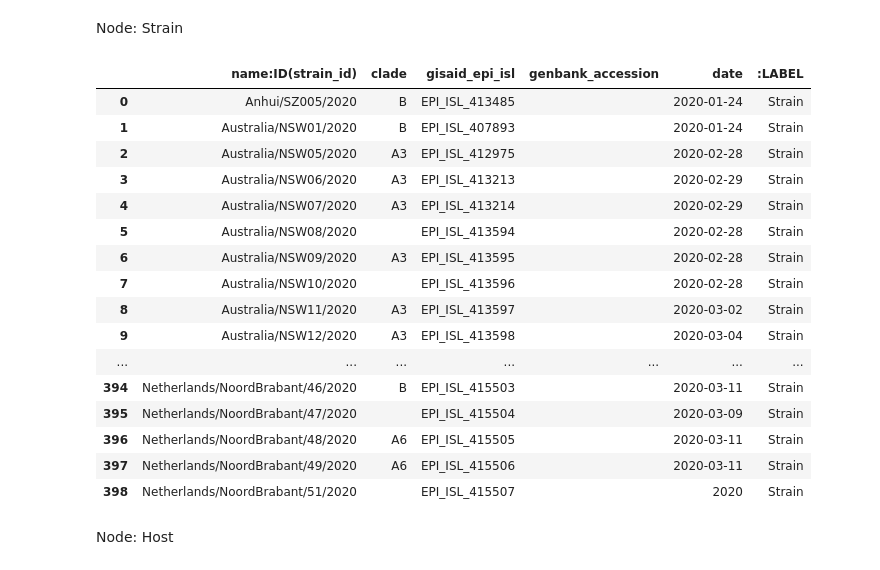
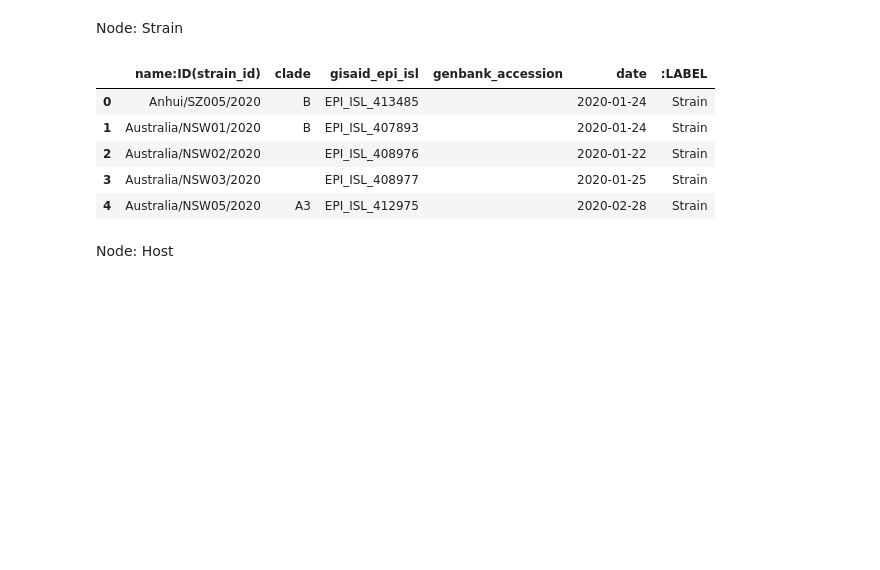
Before and after one commit to sbl-sdsc/coronavirus-knowledge-graph, a Jupyter notebook: notebooks/1a-Strains.ipynb, the cells around one changed output. Saved outputs shown, nothing was run; the diff lists cells and outputs as text; code cells hidden in the pictures; blank space fills up the shorter version.

```diff
--- a/notebooks/1a-Strains.ipynb
+++ b/notebooks/1a-Strains.ipynb
@@ -132,28 +121,17 @@ Node: Strain
 # %%
 strain = nextstrain[['strain','clade','gisaid_epi_isl','genbank_accession','date']].copy()
 strain.drop_duplicates(inplace=True)
 strain.rename(columns={"strain": "name:ID(strain_id)"}, inplace=True)
 strain[':LABEL'] = "Strain"
 strain.to_csv("../data/nodes/Strain.csv", index=False)
-strain.head(1000)
+strain.head()
 # %% [output]
 |  | name:ID(strain_id) | clade | gisaid_epi_isl | genbank_accession | date | :LABEL |
 | 0 | Anhui/SZ005/2020 | B | EPI_ISL_413485 |  | 2020-01-24 | Strain |
 | 1 | Australia/NSW01/2020 | B | EPI_ISL_407893 |  | 2020-01-24 | Strain |
-| 2 | Australia/NSW05/2020 | A3 | EPI_ISL_412975 |  | 2020-02-28 | Strain |
-| 3 | Australia/NSW06/2020 | A3 | EPI_ISL_413213 |  | 2020-02-29 | Strain |
-| 4 | Australia/NSW07/2020 | A3 | EPI_ISL_413214 |  | 2020-02-29 | Strain |
-| 5 | Australia/NSW08/2020 |  | EPI_ISL_413594 |  | 2020-02-28 | Strain |
-| 6 | Australia/NSW09/2020 | A3 | EPI_ISL_413595 |  | 2020-02-28 | Strain |
-| 7 | Australia/NSW10/2020 |  | EPI_ISL_413596 |  | 2020-02-28 | Strain |
-| 8 | Australia/NSW11/2020 | A3 | EPI_ISL_413597 |  | 2020-03-02 | Strain |
-| 9 | Australia/NSW12/2020 | A3 | EPI_ISL_413598 |  | 2020-03-04 | Strain |
-| ... | ... | ... | ... | ... | ... | ... |
-| 394 | Netherlands/NoordBrabant/46/2020 | B | EPI_ISL_415503 |  | 2020-03-11 | Strain |
-| 395 | Netherlands/NoordBrabant/47/2020 |  | EPI_ISL_415504 |  | 2020-03-09 | Strain |
-| 396 | Netherlands/NoordBrabant/48/2020 | A6 | EPI_ISL_415505 |  | 2020-03-11 | Strain |
-| 397 | Netherlands/NoordBrabant/49/2020 | A6 | EPI_ISL_415506 |  | 2020-03-11 | Strain |
-| 398 | Netherlands/NoordBrabant/51/2020 |  | EPI_ISL_415507 |  | 2020 | Strain |
+| 2 | Australia/NSW02/2020 |  | EPI_ISL_408976 |  | 2020-01-22 | Strain |
+| 3 | Australia/NSW03/2020 |  | EPI_ISL_408977 |  | 2020-01-25 | Strain |
+| 4 | Australia/NSW05/2020 | A3 | EPI_ISL_412975 |  | 2020-02-28 | Strain |
 # %% [markdown]
 Node: Host
 # %%
```
Also changed, not shown: parts of 20 cells of this notebook, 3 other files.
